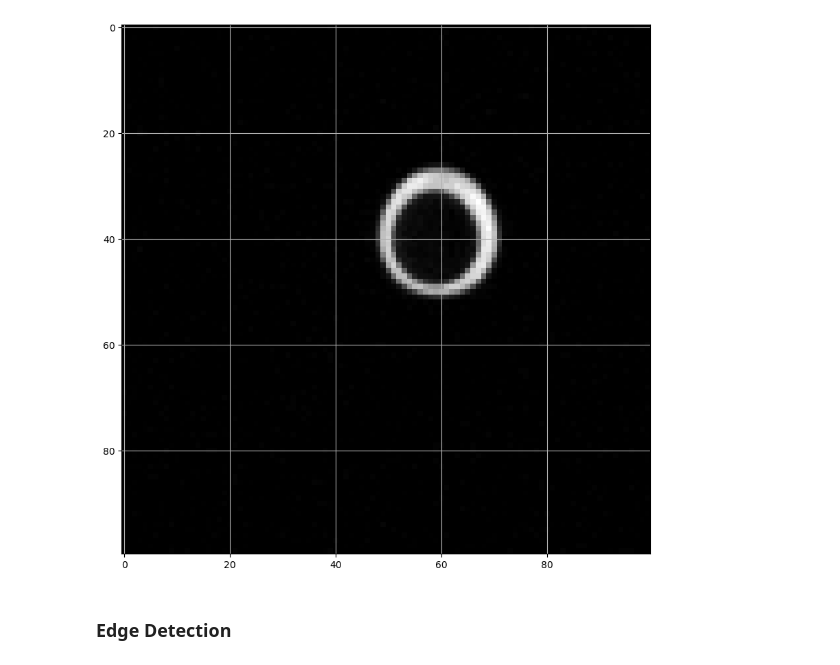
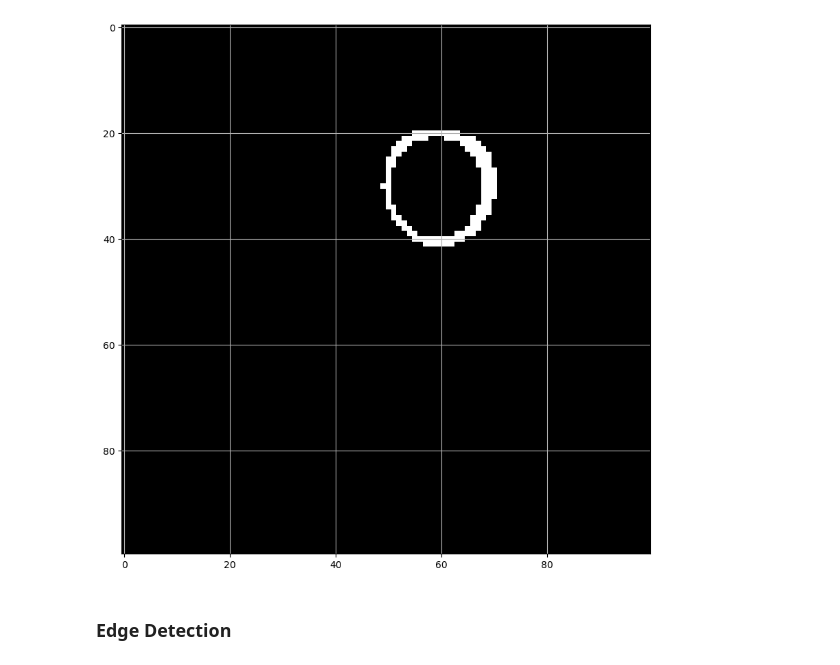
Before and after one commit to Hari31416/mini-project, a Jupyter notebook: codes/Convolution.ipynb, the cells around one changed output. Cells and saved outputs as stored; diff of their text form; code cells hidden in the pictures.

```diff
--- a/codes/Convolution.ipynb
+++ b/codes/Convolution.ipynb
@@ -14,12 +14,13 @@ DATA_DIR = '../data/images1/'
 RESULT_DIR = '../data/results/'
 # %%
 c = CenterExtracter()
-img = c._read_image("34.jpg")
+img = c._read_image(os.path.join(DATA_DIR, "30.jpg"))
 img = c._subtract_image(img)
+img = c._threshold(image=img)
 img = c._crop(img, 110, 50, 100, 100)
 c._show_image(img)
 # %% [output]
-[figure, old version]
+[figure, new version]
 # %% [markdown]
 ### Edge Detection
 # %%
```
Also changed, not shown: 1 other file.
